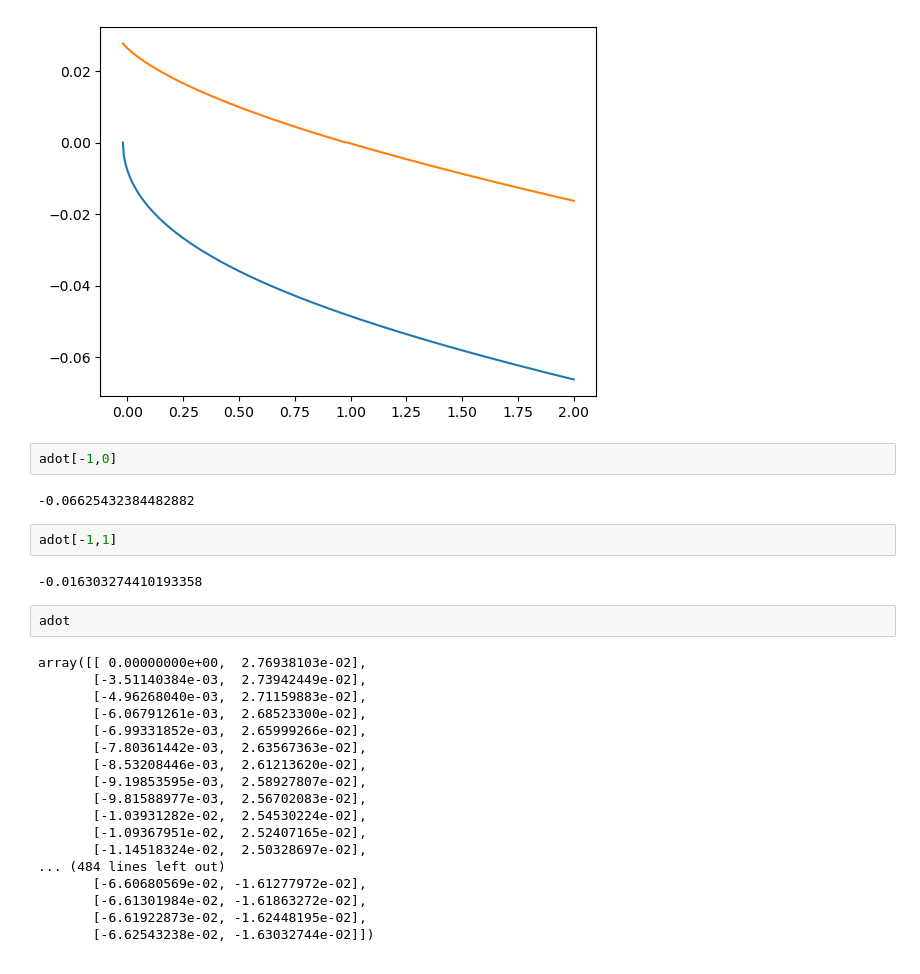
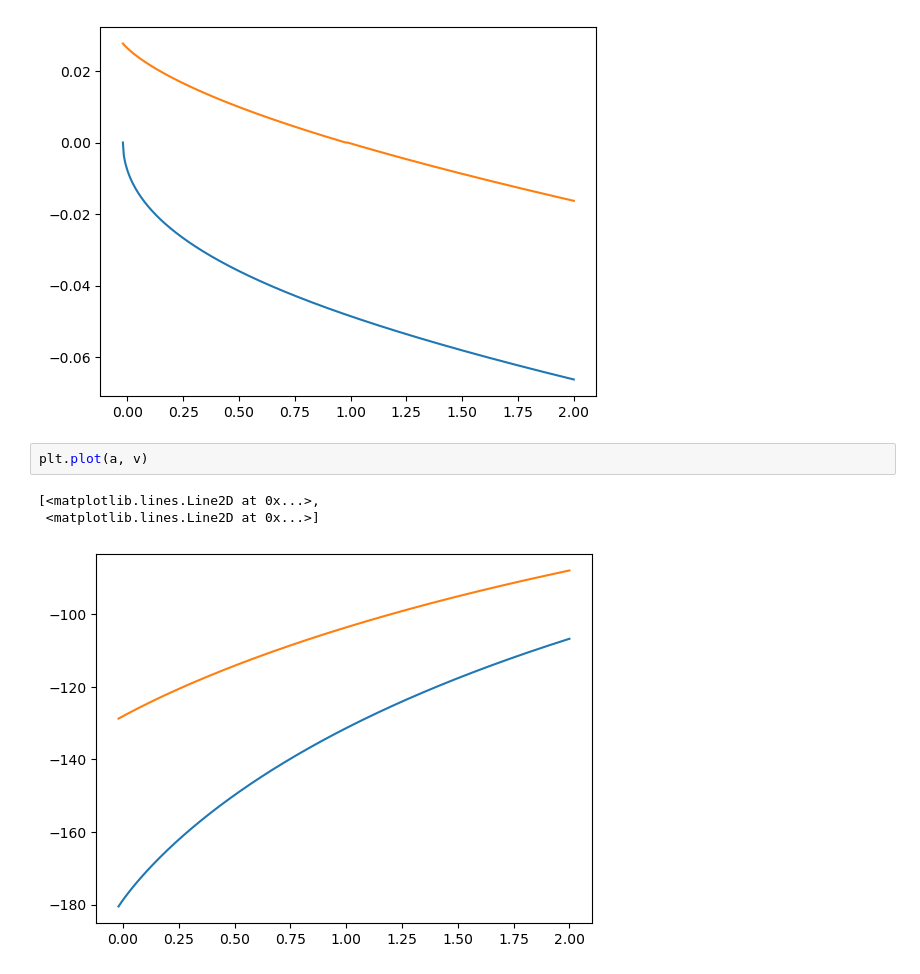
Before and after one commit to YongShen-98/HACT_Numerical_Appendix, a Jupyter notebook: section1/Implicit.ipynb, the cells around one changed output. Saved outputs shown, nothing was run; the diff lists cells and outputs as text.

```diff
--- a/section1/Implicit.ipynb
+++ b/section1/Implicit.ipynb
@@ -97,31 +97,9 @@ plt.plot(a, adot)
 [<matplotlib.lines.Line2D at 0x...>,
  <matplotlib.lines.Line2D at 0x...>]
 [figure]
-# %%
-adot[-1,0]
-# %% [output]
--0.06625432384482882
-# %%
-adot[-1,1]
-# %% [output]
--0.016303274410193358
-# %%
-adot
-# %% [output]
-array([[ 0.00000000e+00,  2.76938103e-02],
-       [-3.51140384e-03,  2.73942449e-02],
-       [-4.96268040e-03,  2.71159883e-02],
-       [-6.06791261e-03,  2.68523300e-02],
-       [-6.99331852e-03,  2.65999266e-02],
-       [-7.80361442e-03,  2.63567363e-02],
-       [-8.53208446e-03,  2.61213620e-02],
-       [-9.19853595e-03,  2.58927807e-02],
-       [-9.81588977e-03,  2.56702083e-02],
-       [-1.03931282e-02,  2.54530224e-02],
-       [-1.09367951e-02,  2.52407165e-02],
-       [-1.14518324e-02,  2.50328697e-02],
-... (484 lines left out)
-       [-6.60680569e-02, -1.61277972e-02],
-       [-6.61301984e-02, -1.61863272e-02],
-       [-6.61922873e-02, -1.62448195e-02],
-       [-6.62543238e-02, -1.63032744e-02]])
+# %%
+plt.plot(a, v)
+# %% [output]
+[<matplotlib.lines.Line2D at 0x...>,
+ <matplotlib.lines.Line2D at 0x...>]
+[figure, added]
```
Also changed, not shown: parts of 3 cells of this notebook, 24 other files.
